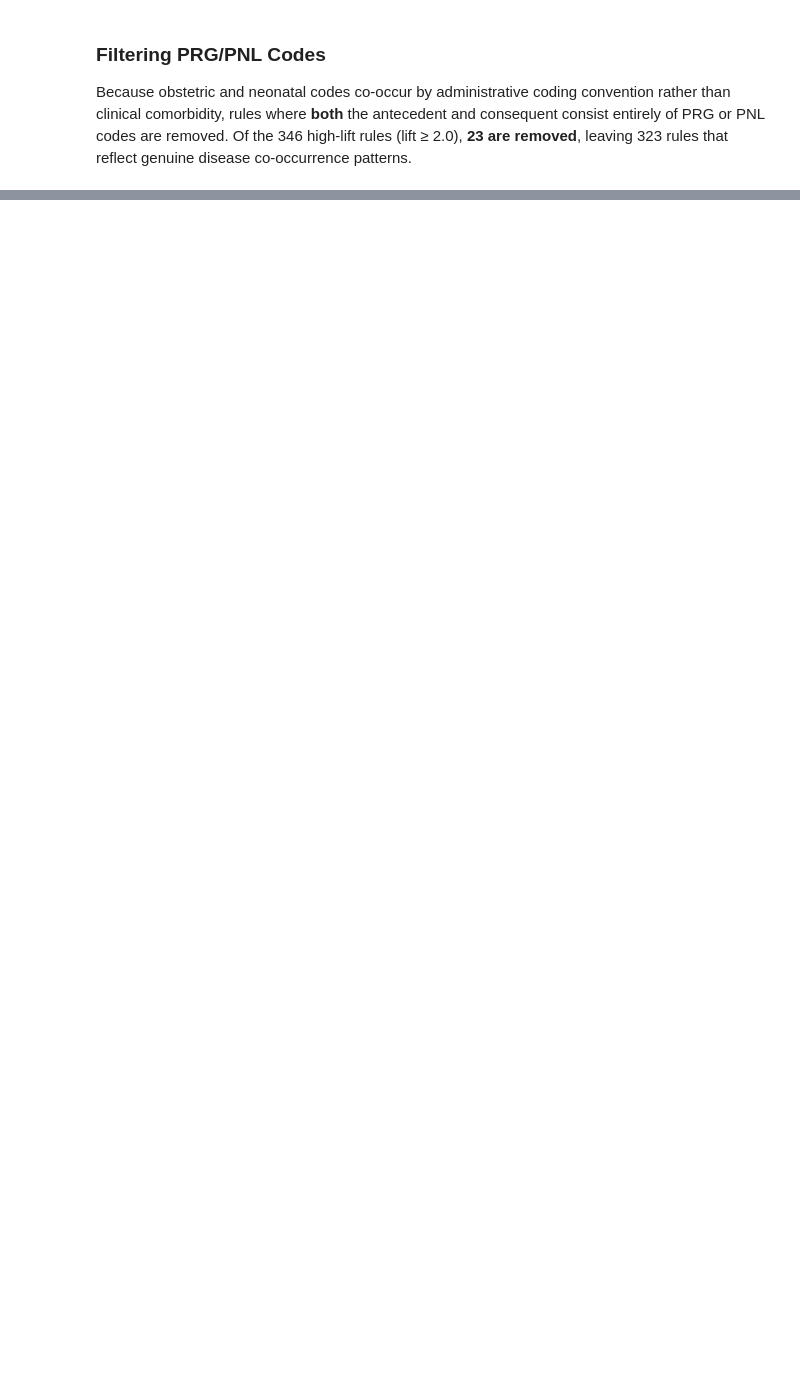
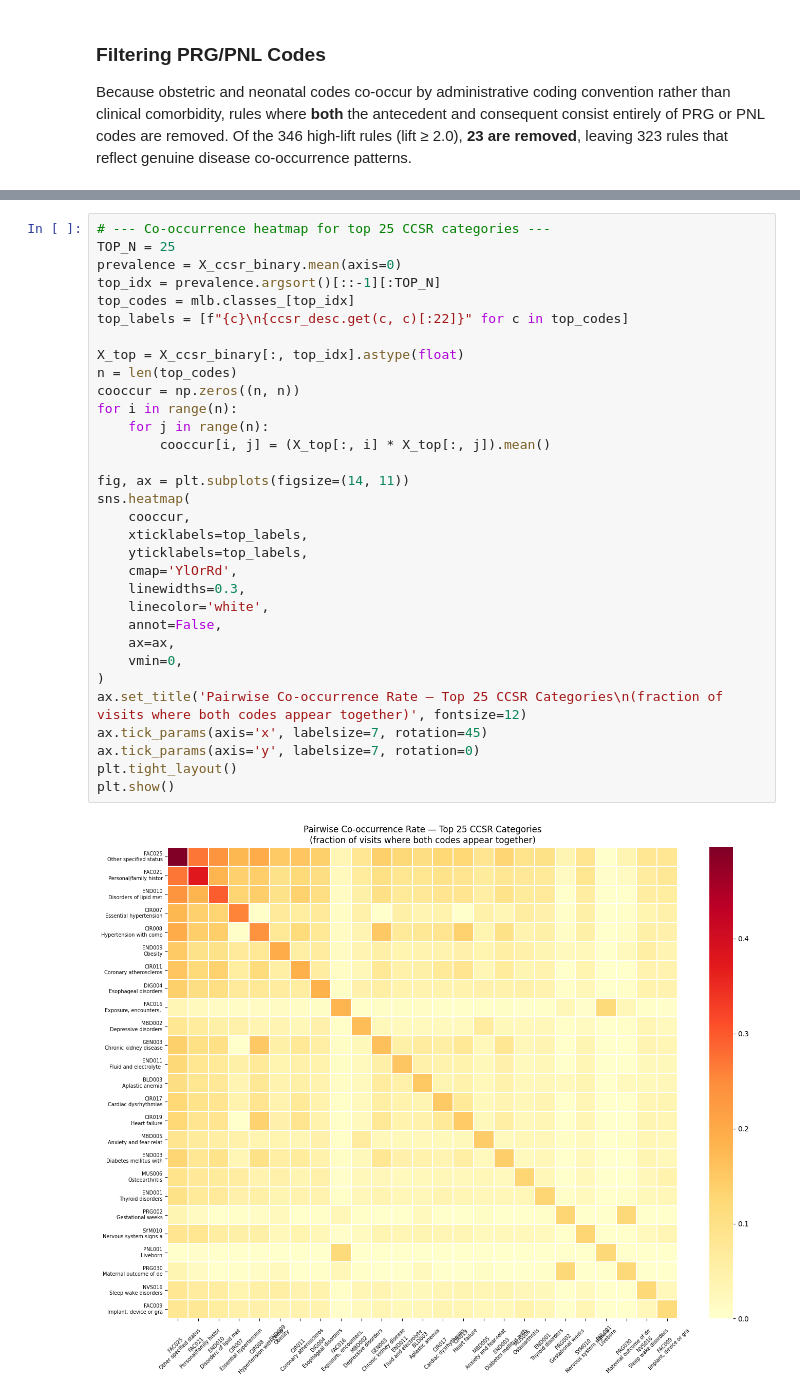
Before and after one commit to stellasdong/676_project, a Jupyter notebook: final.ipynb, the cells around one changed output, grey strips where cells are left out. Saved outputs shown, nothing was run; the diff lists cells and outputs as text; blank space fills up the shorter version.

```diff
--- a/final.ipynb
+++ b/final.ipynb
@@ -456,0 +472,34 @@ This is consistent with the clinical concept of **metabolic syndrome**, where in
+# %%
+# --- Co-occurrence heatmap for top 25 CCSR categories ---
+TOP_N = 25
+prevalence = X_ccsr_binary.mean(axis=0)
+top_idx = prevalence.argsort()[::-1][:TOP_N]
+top_codes = mlb.classes_[top_idx]
+top_labels = [f"{c}\n{ccsr_desc.get(c, c)[:22]}" for c in top_codes]
+
+X_top = X_ccsr_binary[:, top_idx].astype(float)
+n = len(top_codes)
+cooccur = np.zeros((n, n))
+for i in range(n):
+    for j in range(n):
+        cooccur[i, j] = (X_top[:, i] * X_top[:, j]).mean()
+
+fig, ax = plt.subplots(figsize=(14, 11))
+sns.heatmap(
+    cooccur,
+    xticklabels=top_labels,
+    yticklabels=top_labels,
+    cmap='YlOrRd',
+    linewidths=0.3,
+    linecolor='white',
+    annot=False,
+    ax=ax,
+    vmin=0,
+)
+ax.set_title('Pairwise Co-occurrence Rate — Top 25 CCSR Categories\n(fraction of visits where both codes appear together)', fontsize=12)
+ax.tick_params(axis='x', labelsize=7, rotation=45)
+ax.tick_params(axis='y', labelsize=7, rotation=0)
+plt.tight_layout()
+plt.show()
+# %% [output]
+[figure, added]
```
Also changed, not shown: parts of 12 cells of this notebook, 2 other files.
